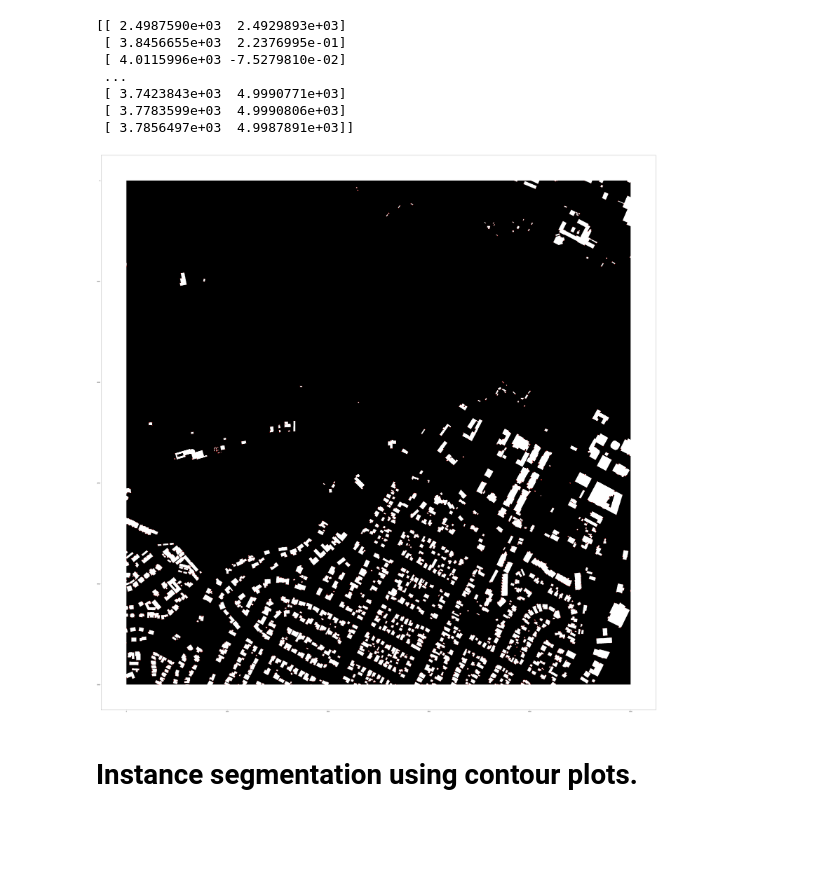
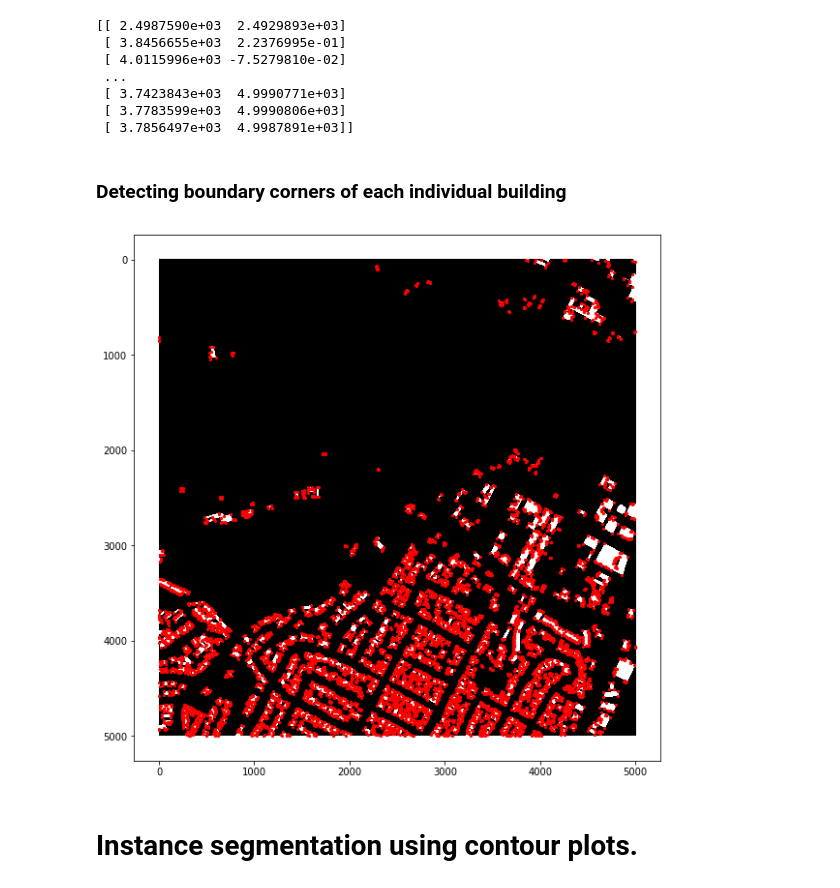
Before and after one commit to finnthedawg/DeepRoofs, a Jupyter notebook: corner_processing.ipynb, the cells around one changed output. Cells and saved outputs as stored; diff of their text form; code cells hidden in the pictures; blank space fills up the shorter version.

Commit message:
Init selecting individual buildings from mask

```diff
--- a/corner_processing.ipynb
+++ b/corner_processing.ipynb
@@ -76,12 +76,14 @@ print (corners)
 # plt.scatter(corners[1:,0],corners[1:,1], c = 'r', s = 2)
 # fig.savefig('processed_corners.')   # save the figure to file
 # plt.close(fig)    # close the figure
+# %% [markdown]
+### Detecting boundary corners of each individual building
 # %%
-plt.figure(figsize=(80,80))
+plt.figure(figsize=(10,10))
 plt.imshow(image)
 plt.scatter(corners[1:,0],corners[1:,1], c = 'r', s = 5)
 plt.savefig('./processed.png')
 # %% [output]
-[figure, old version]
+[figure, new version]
 # %% [markdown]
 # Instance segmentation using contour plots.
```
Also changed, not shown: parts of 7 cells of this notebook.
